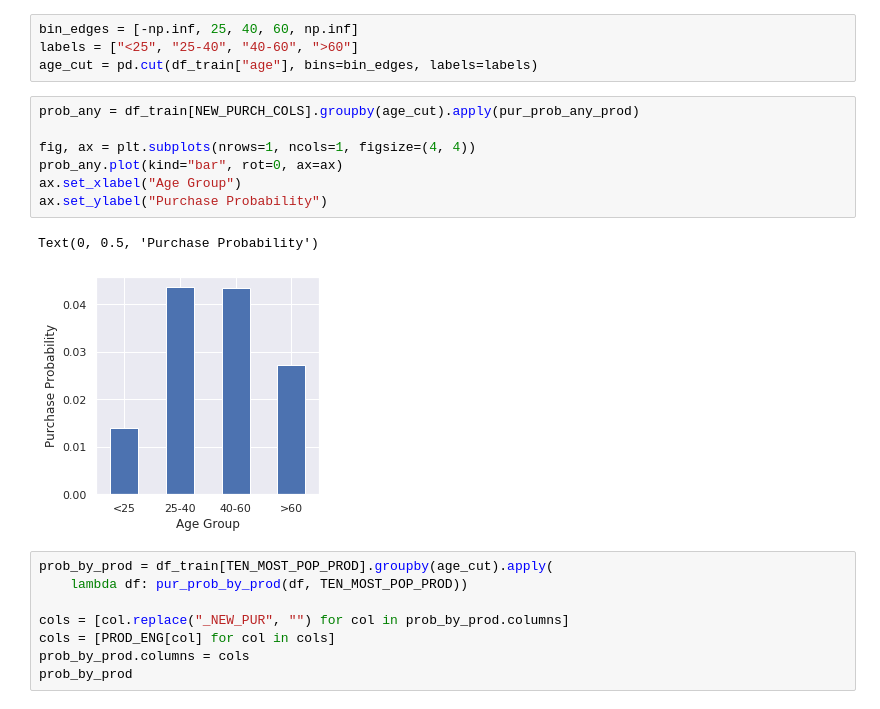
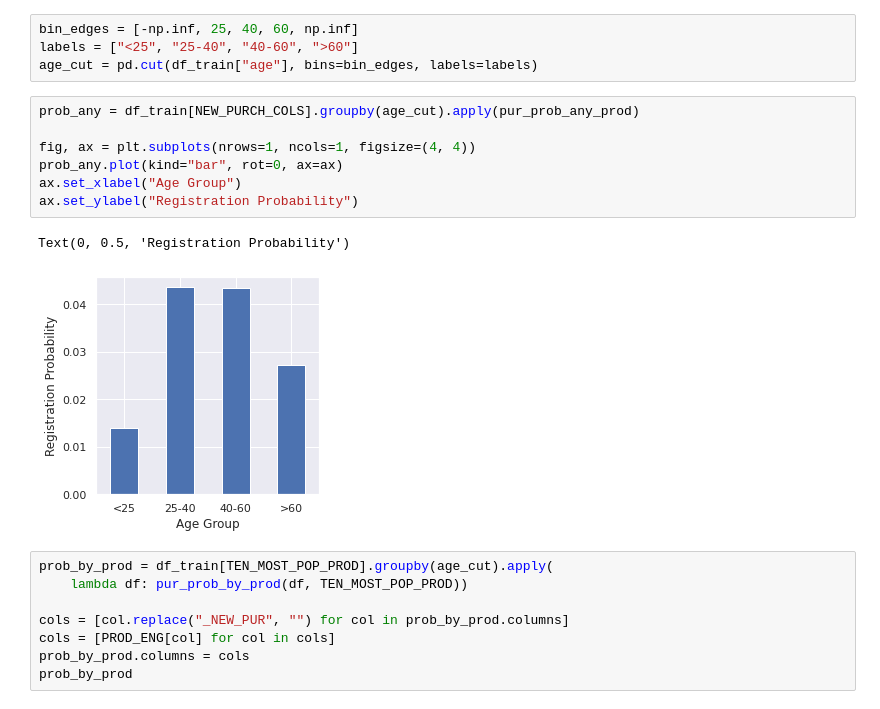
Before and after one commit to nguyentrunghai/Kaggle_projects, a Jupyter notebook: Santander_Product_Recomendation/exploratory.ipynb, the cells around one changed output. Saved outputs shown, nothing was run; the diff lists cells and outputs as text.

```diff
--- a/Santander_Product_Recomendation/exploratory.ipynb
+++ b/Santander_Product_Recomendation/exploratory.ipynb
@@ -229,13 +229,13 @@ age_cut = pd.cut(df_train["age"], bins=bin_edges, labels=labels)
 # %%
 prob_any = df_train[NEW_PURCH_COLS].groupby(age_cut).apply(pur_prob_any_prod)
 
 fig, ax = plt.subplots(nrows=1, ncols=1, figsize=(4, 4))
 prob_any.plot(kind="bar", rot=0, ax=ax)
 ax.set_xlabel("Age Group")
-ax.set_ylabel("Purchase Probability")
+ax.set_ylabel("Registration Probability")
 # %% [output]
-Text(0, 0.5, 'Purchase Probability')
+Text(0, 0.5, 'Registration Probability')
-[figure, old version]
+[figure, new version]
 # %%
 prob_by_prod = df_train[TEN_MOST_POP_PROD].groupby(age_cut).apply(
     lambda df: pur_prob_by_prod(df, TEN_MOST_POP_PROD))
```
Also changed, not shown: parts of 22 cells of this notebook.
